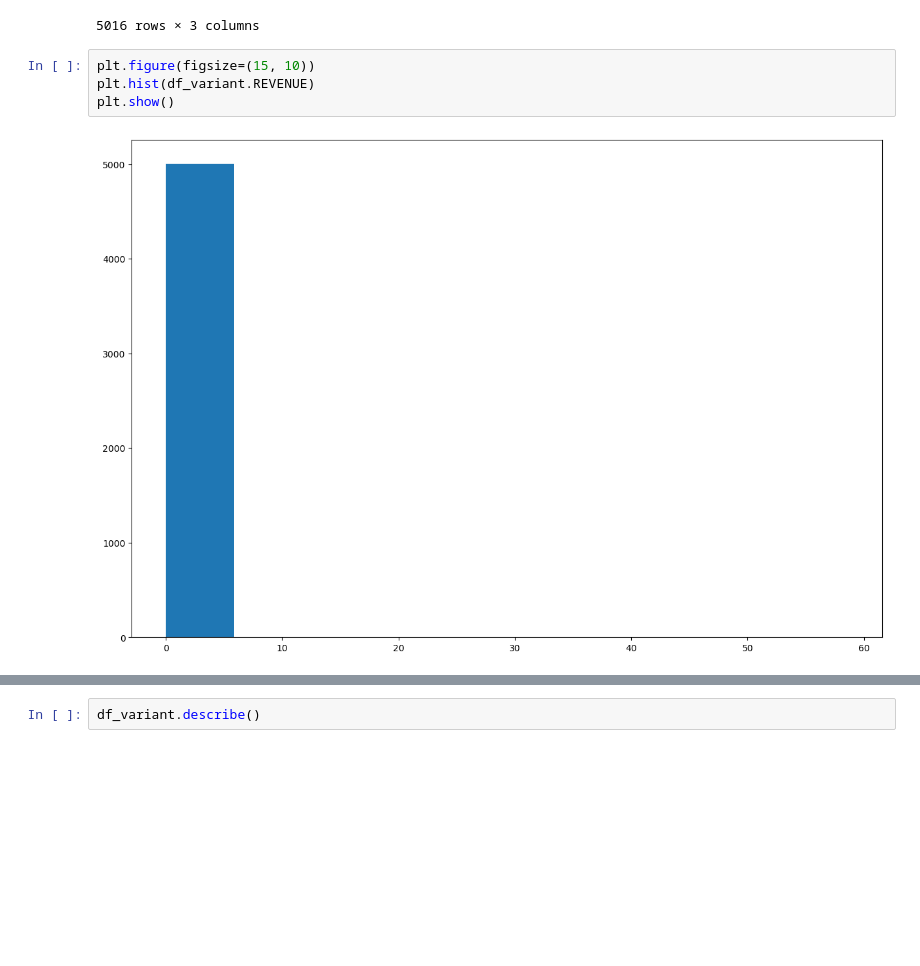
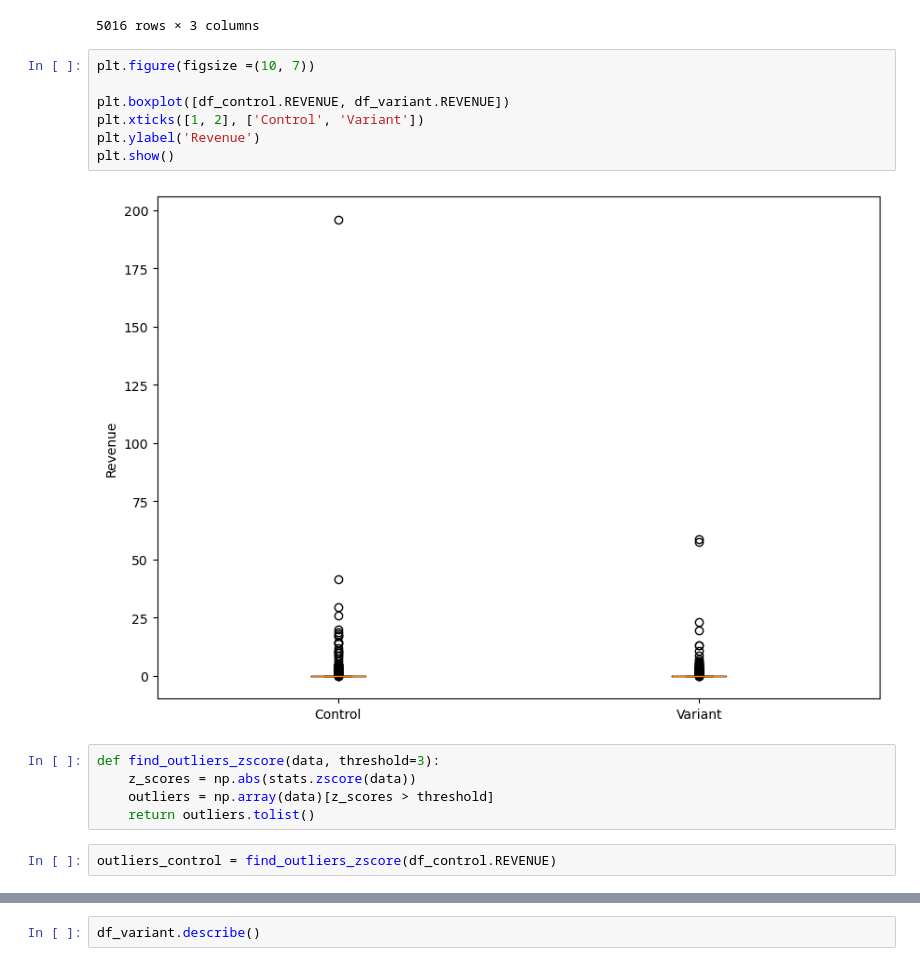
Before and after one commit to kpnguyen21/erdos-AB-testing, a Jupyter notebook: EDA.ipynb, the cells around one changed output, grey strips where cells are left out. Cells and saved outputs as stored; diff of their text form; blank space fills up the shorter version.

```diff
--- a/EDA.ipynb
+++ b/EDA.ipynb
@@ -139,9 +134,19 @@ df_variant
 | 9996 | 502 | variant | 0.00 |
 | 9997 | 9214 | variant | 0.00 |
 5016 rows × 3 columns
-# %%
-plt.figure(figsize=(15, 10))
-plt.hist(df_variant.REVENUE)
-plt.show()
-# %% [output]
-[figure, removed]
+# %%
+plt.figure(figsize =(10, 7))
+
+plt.boxplot([df_control.REVENUE, df_variant.REVENUE])
+plt.xticks([1, 2], ['Control', 'Variant'])
+plt.ylabel('Revenue')
+plt.show()
+# %% [output]
+[figure, added]
+# %%
+def find_outliers_zscore(data, threshold=3):
+    z_scores = np.abs(stats.zscore(data))
+    outliers = np.array(data)[z_scores > threshold]
+    return outliers.tolist()
+# %%
+outliers_control = find_outliers_zscore(df_control.REVENUE)
```
Also changed, not shown: parts of 36 cells of this notebook.
